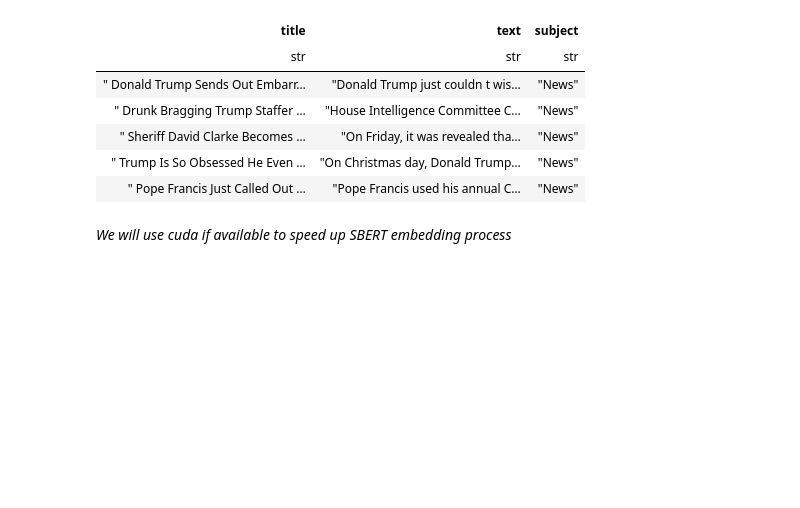
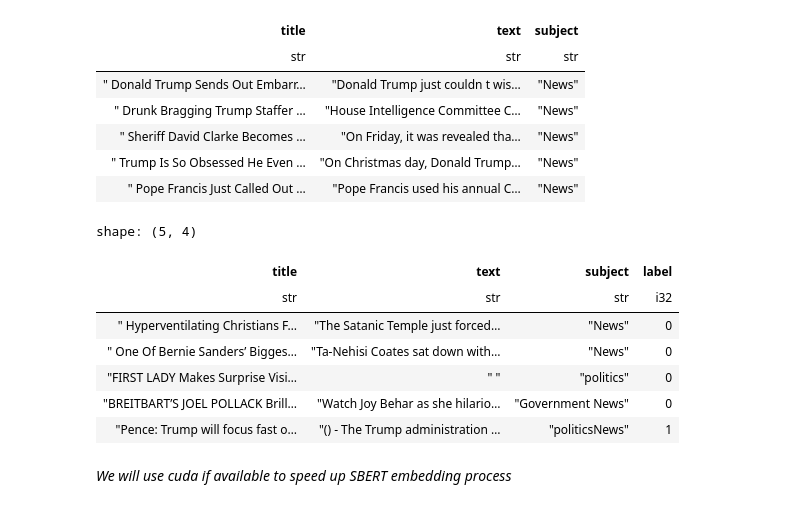
Before and after one commit to SasmitDey/fake_news_verifier, a Jupyter notebook: fake_news_verifier.ipynb, the cells around one changed output. Cells and saved outputs as stored; diff of their text form; code cells hidden in the pictures; blank space fills up the shorter version.

```diff
--- a/fake_news_verifier.ipynb
+++ b/fake_news_verifier.ipynb
@@ -48,3 +70,6 @@ fake_df = pl.read_csv('dataset/News _dataset/Fake.csv')
+# %%
+true_df = pl.read_csv('/content/True.csv')
+fake_df = pl.read_csv('/content/Fake.csv')
 # %% [markdown]
 __PROCESSING DATASET__
 
@@ -104,7 +129,7 @@ shape: (5, 3)
 | " Pope Francis Just Called Out … | "Pope Francis used his annual C… | "News" |
 # %%
 true_df = true_df.with_columns(pl.lit(1).alias("label"))
-fake_df = fake_df.with_columns(pl.lit(-1).alias("label"))
+fake_df = fake_df.with_columns(pl.lit(0).alias("label"))
 
 # 3. Remove "Reuters" mentions (VERY IMPORTANT for leakage)
 true_df = true_df.with_columns(
@@ -126,6 +151,17 @@ df = df.sample(fraction=1.0, shuffle=True)
 
 # 6. Train-test split
 train_size = int(0.8 * df.height)
+# %%
+df.head()
+# %% [output]
+shape: (5, 4)
+| title | text | subject | label |
+| str | str | str | i32 |
+| " Hyperventilating Christians F… | "The Satanic Temple just forced… | "News" | 0 |
+| " One Of Bernie Sanders’ Bigges… | "Ta-Nehisi Coates sat down with… | "News" | 0 |
+| "FIRST LADY Makes Surprise Visi… | " " | "politics" | 0 |
+| "BREITBART’S JOEL POLLACK Brill… | "Watch Joy Behar as she hilario… | "Government News" | 0 |
+| "Pence: Trump will focus fast o… | "() - The Trump administration … | "politicsNews" | 1 |
 # %% [markdown]
 _We will use cuda if available to speed up SBERT embedding process_
 # %%
```
Also changed, not shown: parts of 21 cells of this notebook.
